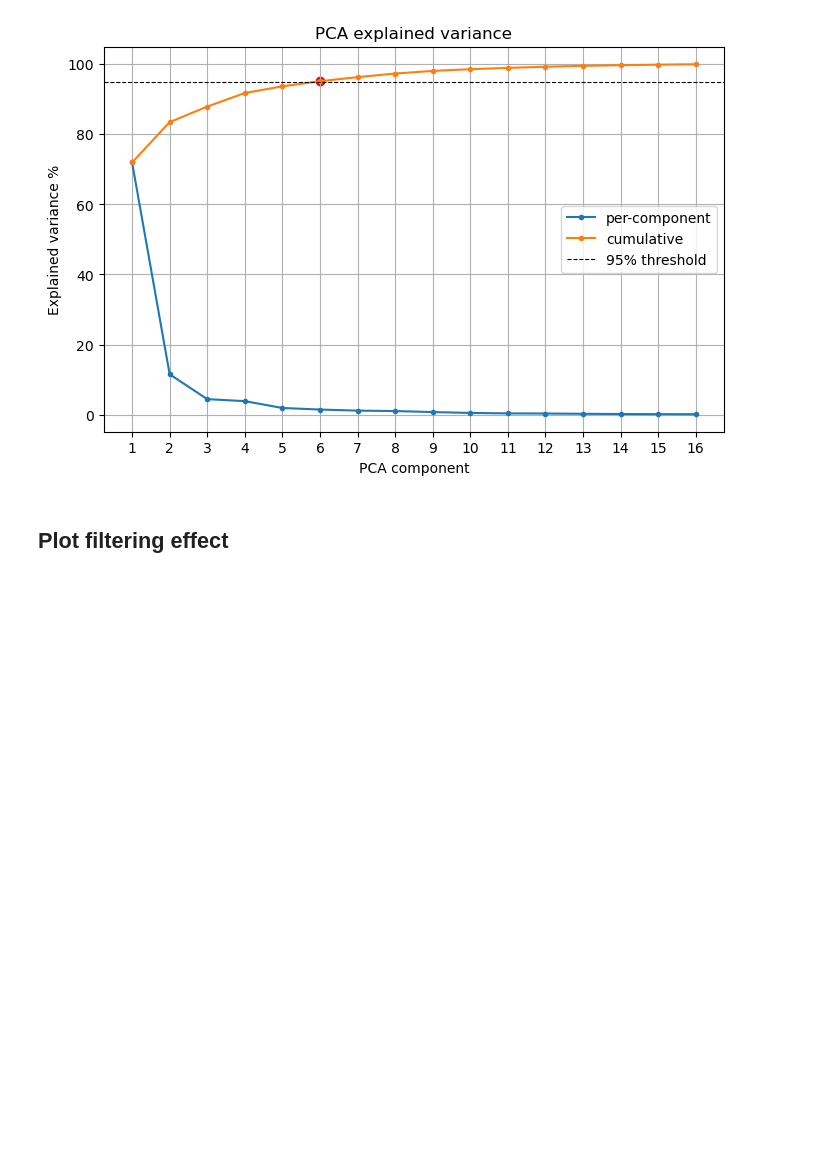
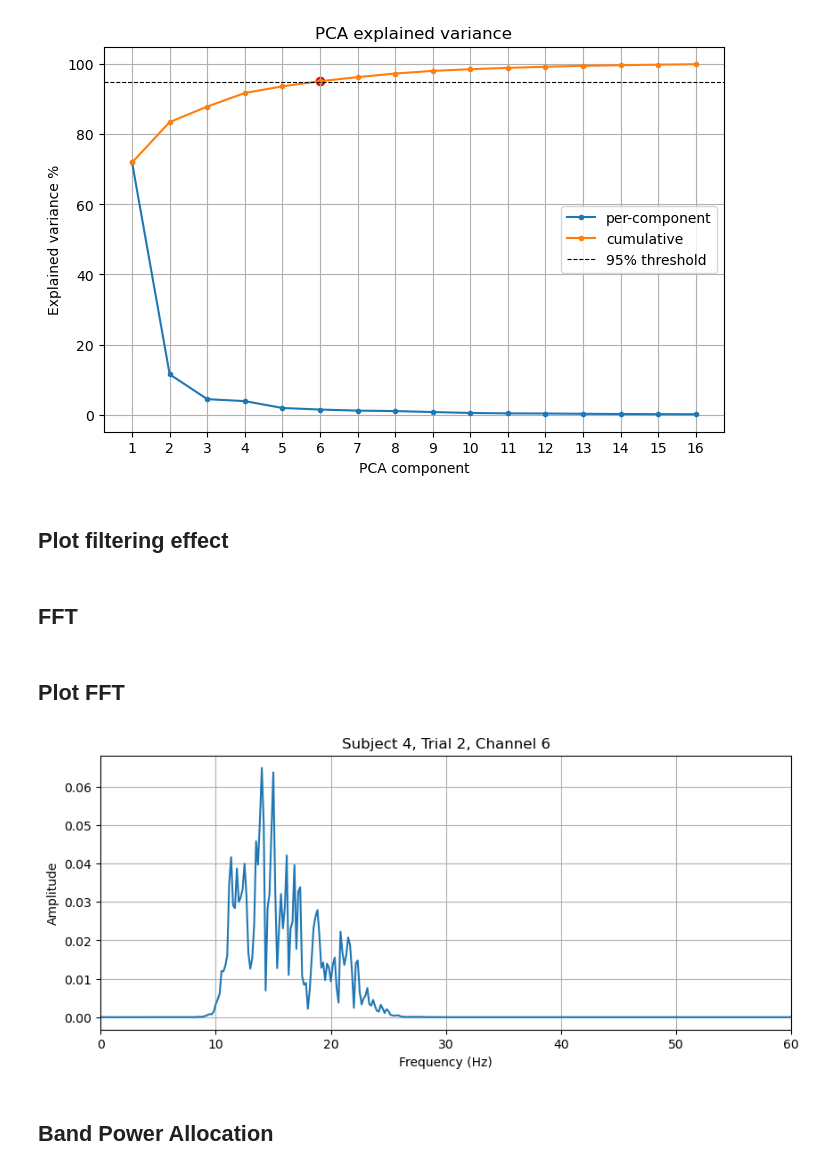
Before and after one commit to BalducciFrancesco/22053-Motor-Imagery-Miniproject, a Jupyter notebook: preprocessing.ipynb, the cells around one changed output. Cells and saved outputs as stored; diff of their text form; code cells hidden in the pictures; blank space fills up the shorter version.

Commit message:
FFT / Band Power

```diff
--- a/preprocessing.ipynb
+++ b/preprocessing.ipynb
@@ -195,3 +195,55 @@ n_components = plot_pca_explained(pca)
 [figure]
 # %% [markdown]
 ## Plot filtering effect
+# %% [markdown]
+## FFT
+# %%
+n_subjects, n_trials, n_samples, n_channels = X_pca.shape
+
+# Frequency axis
+freqs = np.fft.rfftfreq(n_samples, d=1/fs)
+
+# Window (same for all)
+window = np.hanning(n_samples)
+
+# Allocate FFT array
+n_components = X_pca.shape[-1]
+fft_amp = np.zeros((n_subjects, n_trials, len(freqs), n_components))
+
+for s in range(n_subjects):
+    for t in range(n_trials):
+        for ch in range(n_components):
+            x = X_pca[s, t, :, ch]
+
+            # Remove DC
+            x = x - np.mean(x)
+
+            # Window
+            x = x * window
+
+            # FFT
+            Xf = np.fft.rfft(x)
+            fft_amp[s, t, :, ch] = np.abs(Xf) / n_samples
+
+# Average across trials (per subject)
+# fft_mean = fft_amp.mean(axis=1)  # shape: (n_subjects, n_freqs, n_channels)
+# %% [markdown]
+## Plot FFT
+# %%
+subject = 3
+trial = 1
+channel = 5
+
+
+plt.figure(figsize=(10, 4))
+plt.plot(freqs, fft_amp[subject, trial, :, channel])    # plt.plot(freqs, fft_amp[subject, :, channel])
+plt.xlim(0, 60)
+plt.xlabel("Frequency (Hz)")
+plt.ylabel("Amplitude")
+plt.title(f"Subject {subject+1}, Trial {trial+1}, Channel {channel+1}")
+plt.grid()
+plt.show()
+# %% [output]
+[figure, added]
+# %% [markdown]
+## Band Power Allocation
```
Also changed, not shown: parts of 3 cells of this notebook.
